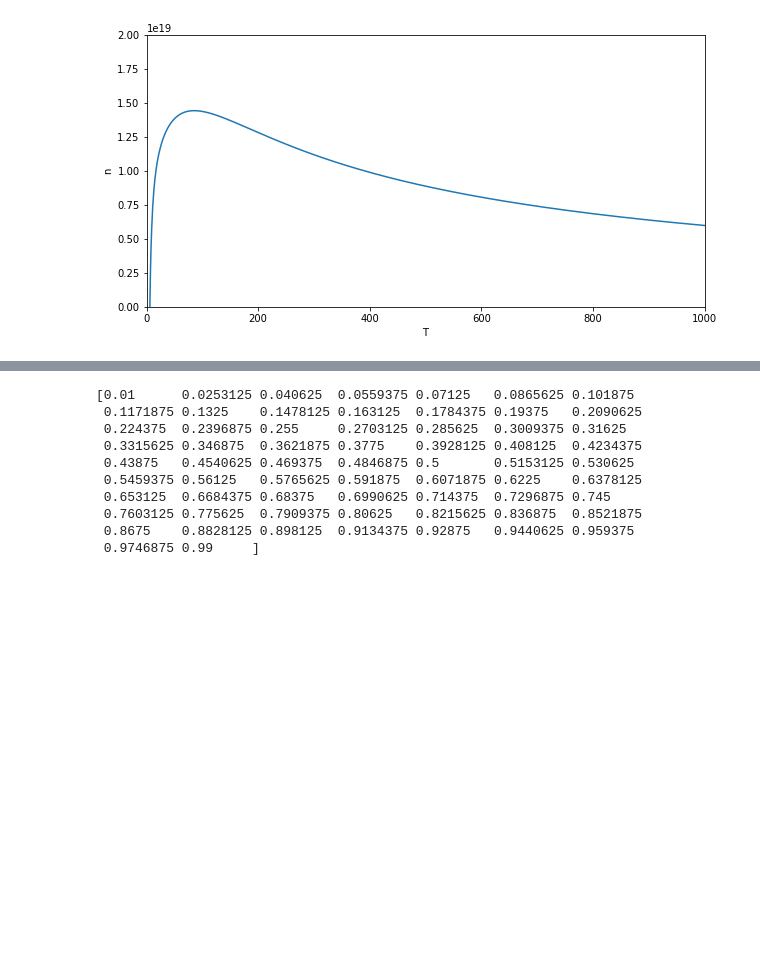
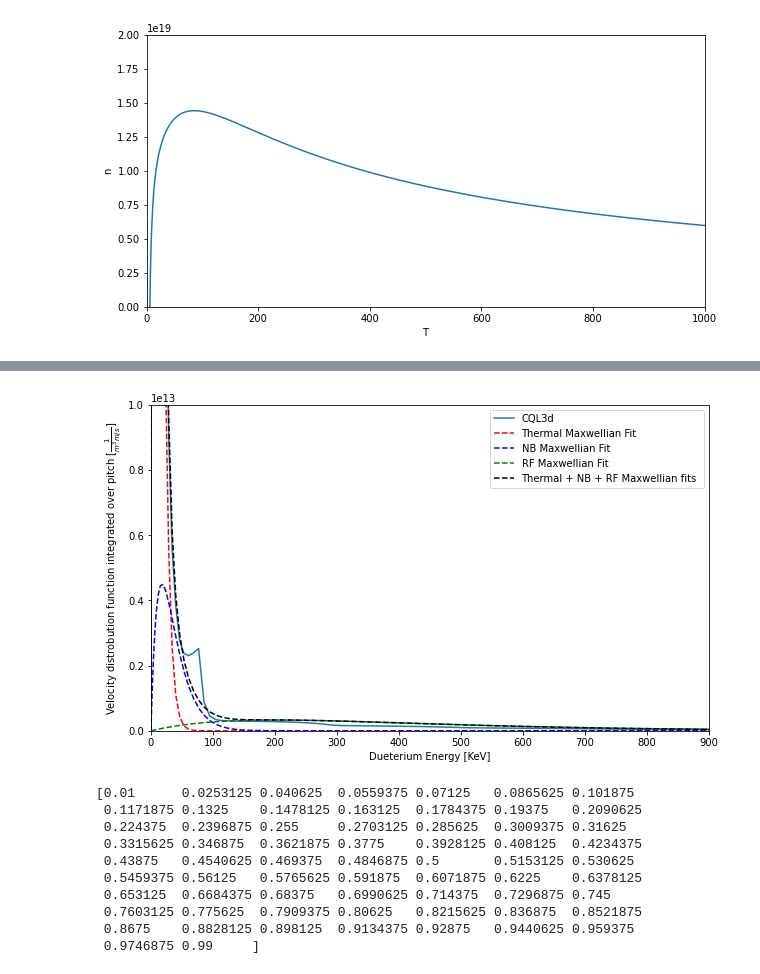
Before and after one commit to vandelij/genray_cql3d_plots, a Jupyter notebook: shots/147634/scan_beam_and_RF/beam_5_RF_testing/make_distrobution.ipynb, the cells around one changed output, grey strips where cells are left out. Saved outputs shown, nothing was run; the diff lists cells and outputs as text; code cells hidden in the pictures; blank space fills up the shorter version.

```diff
--- a/shots/147634/scan_beam_and_RF/beam_5_RF_testing/make_distrobution.ipynb
+++ b/shots/147634/scan_beam_and_RF/beam_5_RF_testing/make_distrobution.ipynb
@@ -747,0 +749,79 @@ Text(0.5, 1.0, 'NB Power Versus rho. rho = 0.056')
+# %%
+# Call the curve fitting function
+#rhoindex = 2
+T = genray_temps[rhoindex]
+n = genray_density[rhoindex]/1e19
+
+powerRF = powers_RF[rhoindex]*1e6
+powerNB = powers_NB[rhoindex]*1e6
+
+# bounds = ([0, 0, 0, 2*T, 0, 80],[n*1.2, T*1.2, 0.15*n, 80, 0.15*n, 500])
+# integrated_over_pitch, n1, T1, n2, T2, n3, T3 = fit_three_guassians_to_cql(enerkev, cql_nc=cql_nc, rhoindex=rhoindex, bounds=bounds)
+n1L= 0
+n1U = n
+
+T1L = 0.8*T
+T1U = 1.2*T
+
+T2L = 1.5*T#4*T #1.5*T
+T2U = 40
+
+T3L = 140
+T3U = 150
+
+
+bounds2 = ([n1L, T1L, T2L, T3L],[n1U, T1U, T2U, T3U])
+integrated_over_pitch, n1, T1, n2, T2, n3, T3 = fit_three_guassians_to_cql2(enerkev, cql_nc=cql_nc, rhoindex=rhoindex, bounds=bounds2)
+
+print('n1: ', n1)
+print('n2: ', n2)
+print('n3: ', n3)
+print('T1: ', T1)
+print('T2: ', T2)
+print('T3: ', T3)
+
+array_to_sort = np.array([[T1, T2, T3], [n1, n2, n3]])
+sorted_array = array_to_sort[:, array_to_sort[0].argsort()]
+
+
+T_th = sorted_array[0, 0]
+T_NB = sorted_array[0, 1]
+T_RF = 200  #sorted_array[0, 2]
+
+n_th = sorted_array[1, 0]
+n_NB = sorted_array[1, 1]
+nfastRF = get_n_from_T_P(T_RF, powerRF, Tk=T, n=n*1e19, Zb=1, mb=mD, mi=mD)
+nfastNB = get_n_from_T_P(T_NB, powerNB, Tk=T, n=n*1e19, Zb=1, mb=mD, mi=mD)
+print('T:',T)
+print('n: ', n)
+print('nfastRF:',nfastRF)
+print('nfastNB: ', nfastNB)
+print(nfastRF.shape)
+n_RF = nfastRF/1e19#sorted_array[1, 2]
+
+# ----------------------------------------------------
+
+plt.figure(figsize=(10,6))
+plt.plot(enerkev, integrated_over_pitch, label='CQL3d')
+
+max_energy_gridTH, max_TH = plot_maxwell_given_n_T_enerkev(n_th*1e19, T_th, enerkev, plotlog=False, color='red', label='Thermal Maxwellian Fit')
+max_energy_gridNB, max_NB = plot_maxwell_given_n_T_enerkev(n_NB*1e19, T_NB, enerkev, plotlog=False, color='blue', label='NB Maxwellian Fit')
+max_energy_gridRF, max_RF = plot_maxwell_given_n_T_enerkev(n_RF*1e19, T_RF, enerkev, plotlog=False, color='green', label='RF Maxwellian Fit')
+
+# get_max_fvsqTH = interp1d(max_energy_gridTH, max_TH, kind='cubic')
+# m_TH = get_max_fvsqTH(np.ma.getdata(enerkev))
+
+# get_max_fvsqNB = interp1d(max_energy_gridNB, max_NB, kind='cubic')
+# m_NB = get_max_fvsqNB(np.ma.getdata(enerkev))
+
+# get_max_fvsqRF = interp1d(max_energy_gridRF, max_RF, kind='cubic')
+# m_RF = get_max_fvsqRF(np.ma.getdata(enerkev))
+
+
+plt.plot(enerkev,  max_TH + max_NB + max_RF, '--', label='Thermal + NB + RF Maxwellian fits ', color='black')
+plt.xlabel('Dueterium Energy [KeV]')
+plt.ylabel(r'Velocity distrobution function integrated over pitch [$\frac{1}{m^3 m/s}$]')
+plt.xlim(0, 900)
+plt.ylim(0, (1e13))
+plt.legend()
+# %% [output]
@@ -748,3 +845,4 @@ Text(0.5, 1.0, 'NB Power Versus rho. rho = 0.056')
+[figure, added]
 # %%
 #########
 # End section for power partitioning
```
Also changed, not shown: parts of 3 cells of this notebook.
